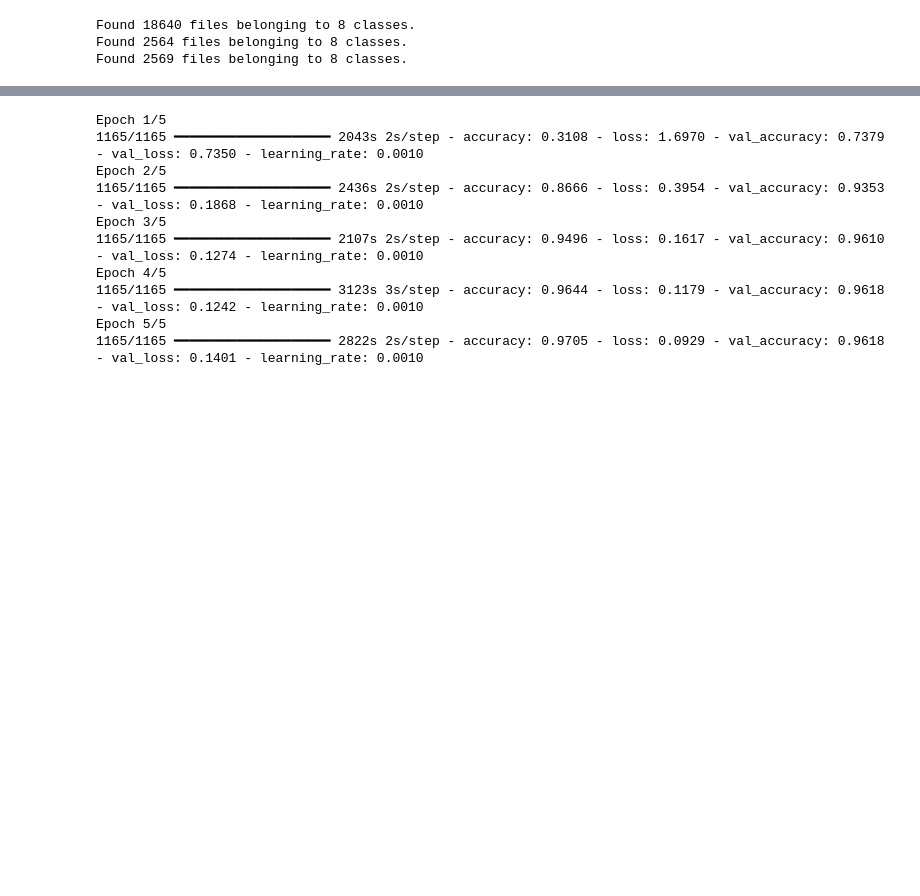
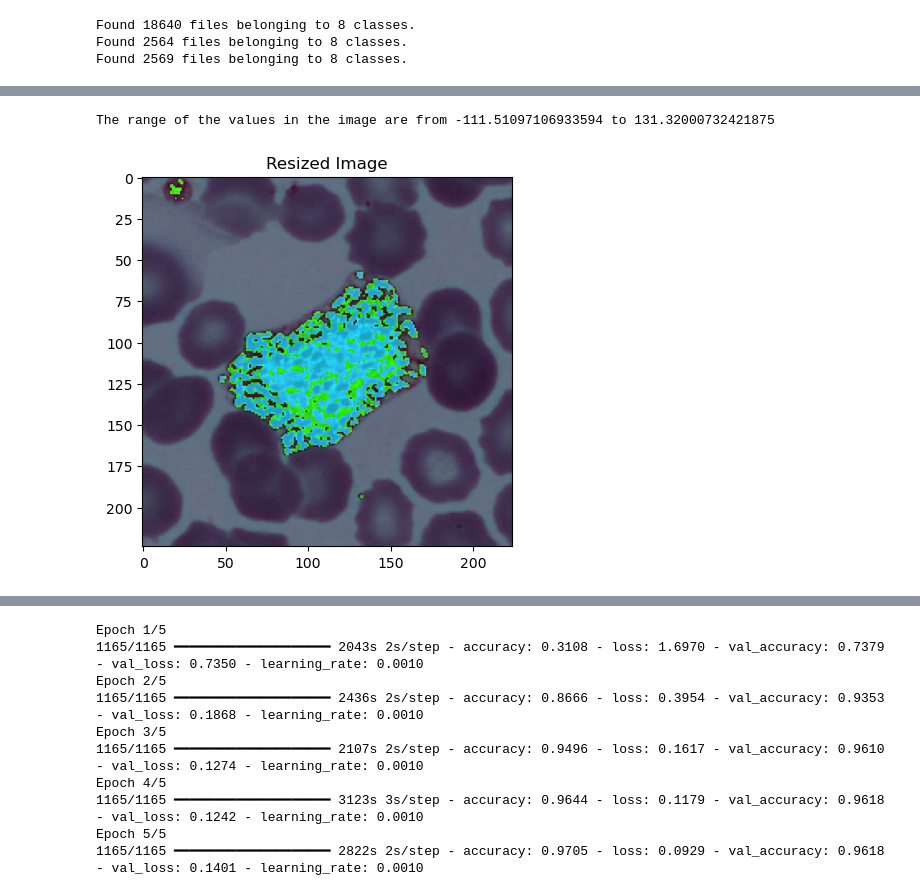
Before and after one commit to jonid89/LeukoVision, a Jupyter notebook: Notebooks/modeling_test/vgg16/vgg16-model-fine-tuning_lastlayers.ipynb, the cells around one changed output, grey strips where cells are left out. Saved outputs shown, nothing was run; the diff lists cells and outputs as text; code cells hidden in the pictures; blank space fills up the shorter version.

```diff
--- a/Notebooks/modeling_test/vgg16/vgg16-model-fine-tuning_lastlayers.ipynb
+++ b/Notebooks/modeling_test/vgg16/vgg16-model-fine-tuning_lastlayers.ipynb
@@ -40,0 +67,8 @@ test_ds=test_ds.map(lambda x,y:(preprocess_input(x),y))
+# %%
+y = Resizing(224,224)(preprocessed_image[15])
+print(f"The range of the values in the image are from {np.min(y.numpy())} to {np.max(y.numpy())}")
+plt.imshow(y.numpy().astype('uint8'))
+plt.title("Resized Image");
+# %% [output]
+The range of the values in the image are from -111.51097106933594 to 131.32000732421875
+[figure, added]
```
Also changed, not shown: parts of 11 cells of this notebook.
